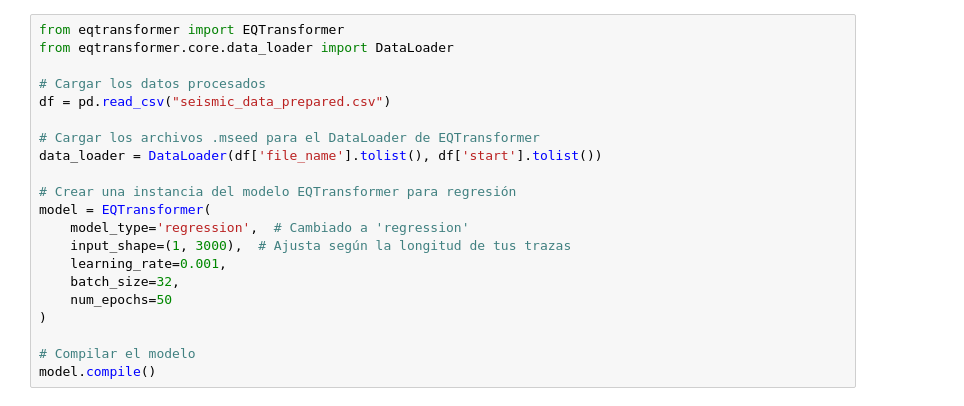
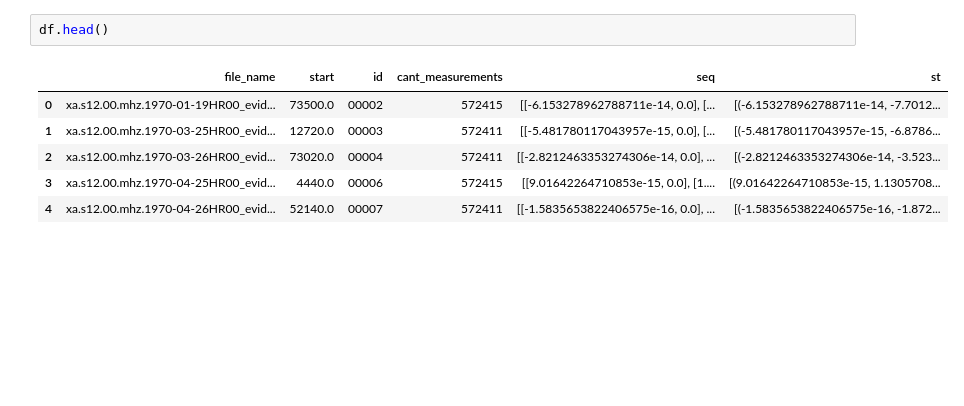
Before and after one commit to matiszpek/NASAhackaton, a Jupyter notebook: SiesmicDet2.ipynb, the cells around one changed output. Drawn from its saved outputs; the diff is of its cells as text; blank space fills up the shorter version.

```diff
--- a/SiesmicDet2.ipynb
+++ b/SiesmicDet2.ipynb
@@ -61,22 +126,10 @@ for index, file in enumerate(data_files):
-# %%
-from eqtransformer import EQTransformer
-from eqtransformer.core.data_loader import DataLoader
-
-# Cargar los datos procesados
-df = pd.read_csv("seismic_data_prepared.csv")
-
-# Cargar los archivos .mseed para el DataLoader de EQTransformer
-data_loader = DataLoader(df['file_name'].tolist(), df['start'].tolist())
-
-# Crear una instancia del modelo EQTransformer para regresión
-model = EQTransformer(
-    model_type='regression',  # Cambiado a 'regression'
-    input_shape=(1, 3000),  # Ajusta según la longitud de tus trazas
-    learning_rate=0.001,
-    batch_size=32,
-    num_epochs=50
-)
-
-# Compilar el modelo
-model.compile()
+# %%
+df.head()
+# %% [output]
+|  | file_name | start | id | cant_measurements | seq | st |
+| 0 | xa.s12.00.mhz.1970-01-19HR00_evid... | 73500.0 | 00002 | 572415 | [[-6.153278962788711e-14, 0.0], [... | [(-6.153278962788711e-14, -7.7012... |
+| 1 | xa.s12.00.mhz.1970-03-25HR00_evid... | 12720.0 | 00003 | 572411 | [[-5.481780117043957e-15, 0.0], [... | [(-5.481780117043957e-15, -6.8786... |
+| 2 | xa.s12.00.mhz.1970-03-26HR00_evid... | 73020.0 | 00004 | 572411 | [[-2.8212463353274306e-14, 0.0], ... | [(-2.8212463353274306e-14, -3.523... |
+| 3 | xa.s12.00.mhz.1970-04-25HR00_evid... | 4440.0 | 00006 | 572415 | [[9.01642264710853e-15, 0.0], [1.... | [(9.01642264710853e-15, 1.1305708... |
+| 4 | xa.s12.00.mhz.1970-04-26HR00_evid... | 52140.0 | 00007 | 572411 | [[-1.5835653822406575e-16, 0.0], ... | [(-1.5835653822406575e-16, -1.872... |
 # %%
```
Also changed, not shown: parts of 14 cells of this notebook, 2 other files.
